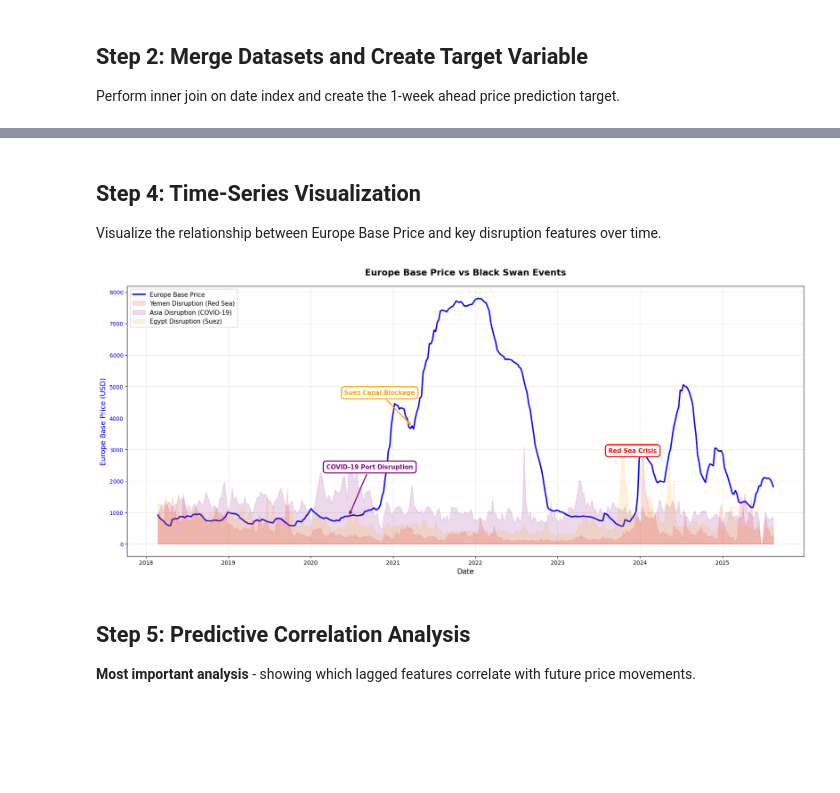
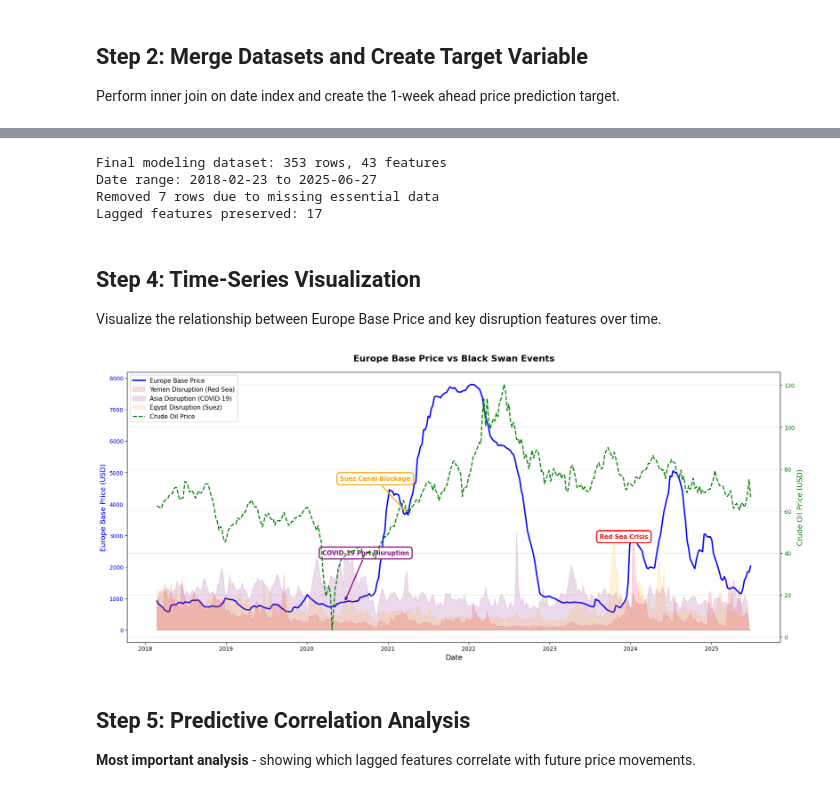
Before and after one commit to BenjaminLTakaki/Container_Predic, a Jupyter notebook: 02_data_understanding.ipynb, the cells around one changed output, grey strips where cells are left out. Cells and saved outputs as stored; diff of their text form; code cells hidden in the pictures; blank space fills up the shorter version.

```diff
--- a/02_data_understanding.ipynb
+++ b/02_data_understanding.ipynb
@@ -54,6 +72,10 @@ Perform inner join on date index and create the 1-week ahead price prediction ta
 # %%
 # Merge freight and disruption data
 df_combined = df_freight.join(df_news, how='inner')
+
+# Merge with crude oil data if available
+if has_oil and df_oil_weekly is not None:
+    df_combined = df_combined.join(df_oil_weekly, how='inner')
 
 # Create target variable: price 1 week ahead
 df_combined['price_1w_ahead'] = df_combined['Europe_Base_Price'].shift(-1)
@@ -143,3 +141,27 @@ Removed 7 rows due to lagging
+# %%
+# Clean dataset by dropping rows with NaN in lagged features and target
+# We need to keep rows where we have valid lagged features for prediction
+before_clean = len(df_combined)
+
+# First, drop rows where target is NaN (last row, since we can't predict beyond our data)
+df_model_data = df_combined.dropna(subset=['price_1w_ahead'])
+
+# Then drop rows where lagged features are NaN (first few rows due to shifting)
+lag_cols = [col for col in df_model_data.columns if '_lag_' in col]
+if lag_cols:
+    df_model_data = df_model_data.dropna(subset=lag_cols)
+
+after_clean = len(df_model_data)
+
+print(f"\nFinal modeling dataset: {after_clean} rows, {len(df_model_data.columns)} features")
+print(f"Date range: {df_model_data.index.min().date()} to {df_model_data.index.max().date()}")
+print(f"Removed {before_clean - after_clean} rows due to missing essential data")
+print(f"Lagged features preserved: {len(lag_cols)}")
+# %% [output]
+Final modeling dataset: 353 rows, 43 features
+Date range: 2018-02-23 to 2025-06-27
+Removed 7 rows due to missing essential data
+Lagged features preserved: 17
 # %% [markdown]
 ## Step 4: Time-Series Visualization
 
@@ -157,6 +179,15 @@ ax1.set_ylabel('Europe Base Price (USD)', color=color1, fontsize=13)
 ax1.plot(df_model_data.index, df_model_data['Europe_Base_Price'],
          color=color1, linewidth=2.5, label='Europe Base Price', zorder=1)
 ax1.tick_params(axis='y', labelcolor=color1)
+
+# Secondary axis: Crude Oil Price
+if 'crude_oil_price' in df_model_data.columns:
+    ax2 = ax1.twinx()
+    color2 = 'green'
+    ax2.set_ylabel('Crude Oil Price (USD)', color=color2, fontsize=13)
+    ax2.plot(df_model_data.index, df_model_data['crude_oil_price'],
+             color=color2, linewidth=2, linestyle='--', label='Crude Oil Price')
+    ax2.tick_params(axis='y', labelcolor=color2)
 
 # Plot key disruption features
 
@@ -212,35 +243,43 @@ if not suez_data_slice.empty:
     # Get the actual Friday index and price from that slice
     suez_friday_date = suez_data_slice.index[0] # This will be '2021-03-26'
     suez_price_point = suez_data_slice['Europe_Base_Price'].iloc[0] # Get price from that row
 
     # Point the arrow at the *actual* data point
     ax1.annotate('Suez Canal Blockage', xy=(suez_friday_date, suez_price_point),
                 xytext=(suez_friday_date - pd.Timedelta(days=300), suez_price_point + 1000),
                 arrowprops=dict(arrowstyle='->', color='orange', lw=2),
                 fontsize=11, fontweight='bold', color='orange',
                 bbox=dict(boxstyle='round,pad=0.5', facecolor='white', edgecolor='orange', linewidth=2))
 # ===================================================================
 
 # --- Annotation for Red Sea Crisis (Unchanged) ---
 red_sea_start = pd.Timestamp('2023-10-20')
 if any(df_model_data.index >= red_sea_start):
     red_sea_data = df_model_data[df_model_data.index >= red_sea_start]
     if not red_sea_data.empty and 'yemen_disruption' in red_sea_data.columns:
         red_sea_max_idx = red_sea_data['yemen_disruption'].idxmax()
         red_sea_price = red_sea_data.loc[red_sea_max_idx, 'Europe_Base_Price']
         ax1.annotate('Red Sea Crisis', xy=(red_sea_max_idx, red_sea_price),
                     xytext=(red_sea_max_idx - pd.Timedelta(days=150), red_sea_price - 200),
                     arrowprops=dict(arrowstyle='->', color='red', lw=2),
                     fontsize=11, fontweight='bold', color='red',
                     bbox=dict(boxstyle='round,pad=0.5', facecolor='white', edgecolor='red', linewidth=2))
 
 plt.title('Europe Base Price vs Black Swan Events', fontsize=16, fontweight='bold', pad=20)
-ax1.legend(loc='upper left', fontsize=11, framealpha=0.95)
+
+# Combined legend
+lines1, labels1 = ax1.get_legend_handles_labels()
+if 'crude_oil_price' in df_model_data.columns:
+    lines2, labels2 = ax2.get_legend_handles_labels()
+    ax1.legend(lines1 + lines2, labels1 + labels2, loc='upper left', fontsize=11, framealpha=0.95)
+else:
+    ax1.legend(loc='upper left', fontsize=11, framealpha=0.95)
+
 plt.grid(True, alpha=0.3)
 plt.tight_layout()
 plt.show()
 # %% [output]
-[figure, old version]
+[figure, new version]
 # %% [markdown]
 ## Step 5: Predictive Correlation Analysis
 
```
Also changed, not shown: parts of 11 cells of this notebook, 4 other files.
